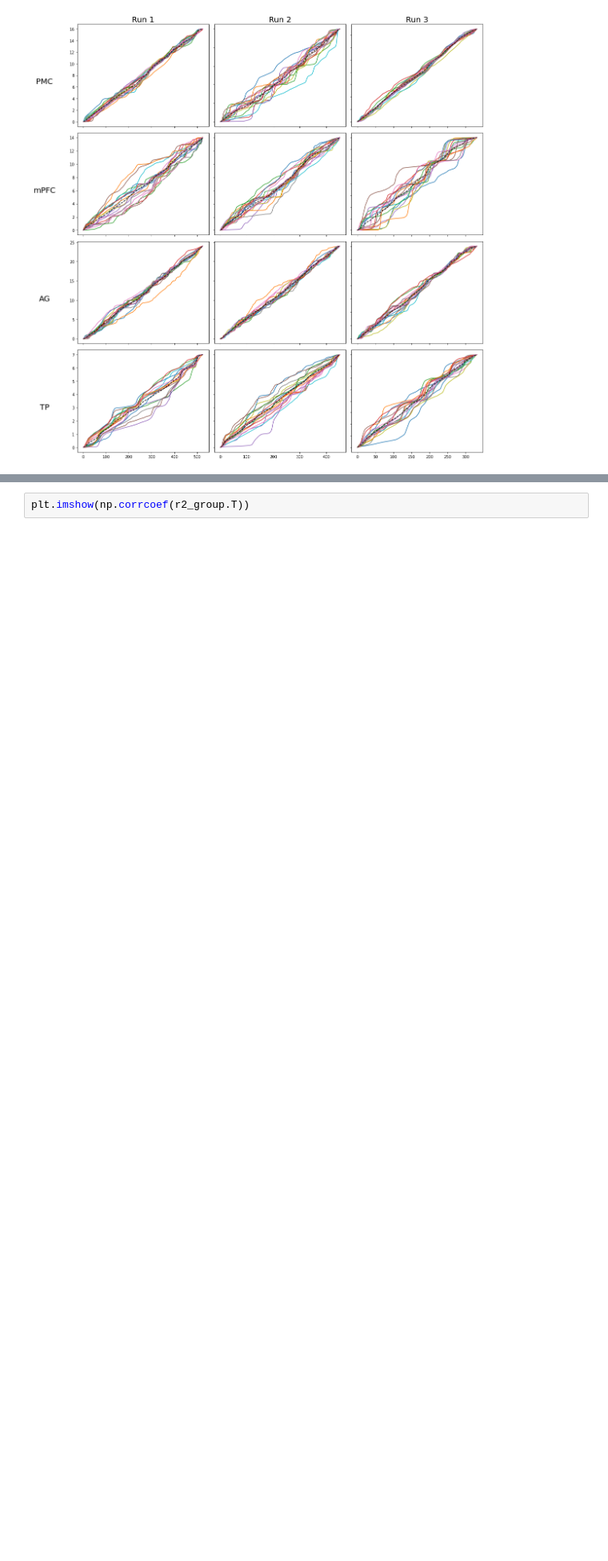
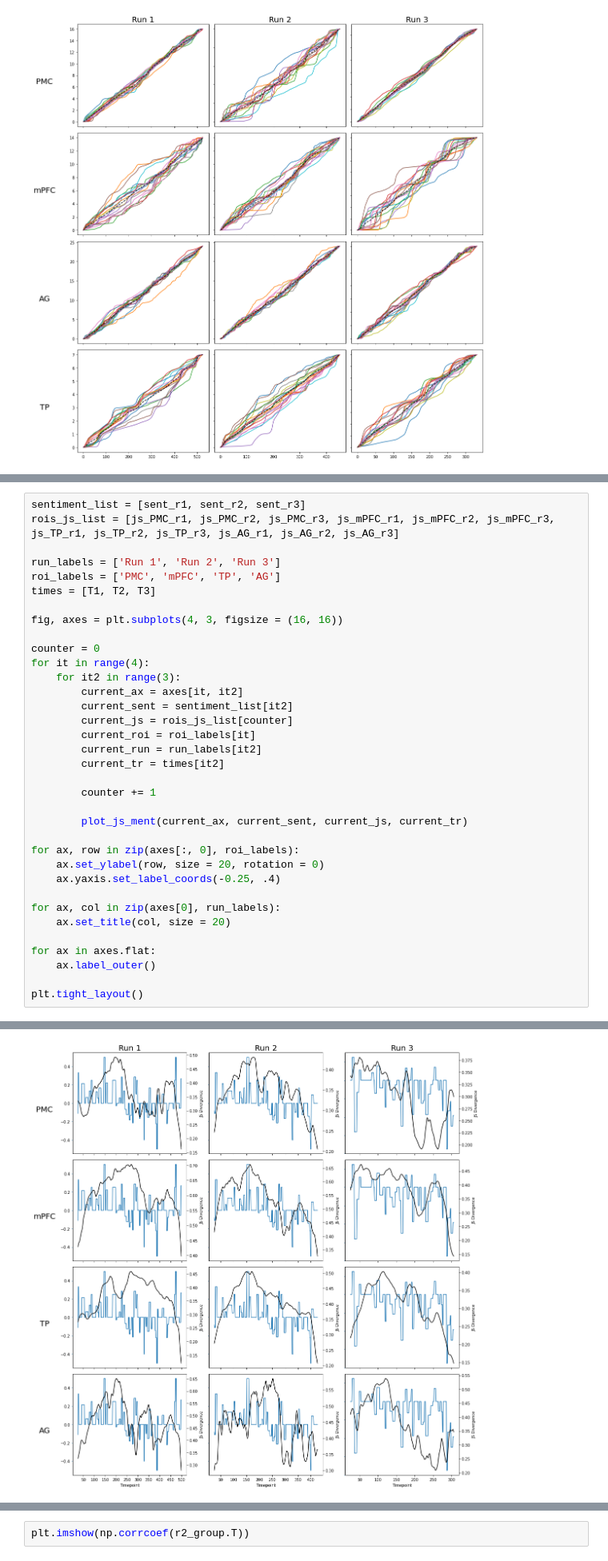
Before and after one commit to jahchwe/nh-paranoia, a Jupyter notebook: code/HMM_PMC.ipynb, the cells around one changed output, grey strips where cells are left out. Shown at 80% size. Cells and saved outputs as stored; diff of their text form; blank space fills up the shorter version.

```diff
--- a/code/HMM_PMC.ipynb
+++ b/code/HMM_PMC.ipynb
@@ -297,0 +372,36 @@ plt.tight_layout()
+# %%
+sentiment_list = [sent_r1, sent_r2, sent_r3]
+rois_js_list = [js_PMC_r1, js_PMC_r2, js_PMC_r3, js_mPFC_r1, js_mPFC_r2, js_mPFC_r3, js_TP_r1, js_TP_r2, js_TP_r3, js_AG_r1, js_AG_r2, js_AG_r3]
+
+run_labels = ['Run 1', 'Run 2', 'Run 3']
+roi_labels = ['PMC', 'mPFC', 'TP', 'AG']
+times = [T1, T2, T3]
+
+fig, axes = plt.subplots(4, 3, figsize = (16, 16))
+
+counter = 0
+for it in range(4):
+    for it2 in range(3):
+        current_ax = axes[it, it2]
+        current_sent = sentiment_list[it2]
+        current_js = rois_js_list[counter]
+        current_roi = roi_labels[it]
+        current_run = run_labels[it2]
+        current_tr = times[it2]
+
+        counter += 1
+
+        plot_js_ment(current_ax, current_sent, current_js, current_tr)
+
+for ax, row in zip(axes[:, 0], roi_labels):
+    ax.set_ylabel(row, size = 20, rotation = 0)
+    ax.yaxis.set_label_coords(-0.25, .4)
+
+for ax, col in zip(axes[0], run_labels):
+    ax.set_title(col, size = 20)
+
+for ax in axes.flat:
+    ax.label_outer()
+
+plt.tight_layout()
+# %% [output]
@@ -298,3 +420,4 @@ plt.tight_layout()
+[figure, added]
 # %%
 def plot_js_ment(ment, js_run, T, trim = 25):
     HRF_shift = 5
```
Also changed, not shown: parts of 20 cells of this notebook, 5 other files.
